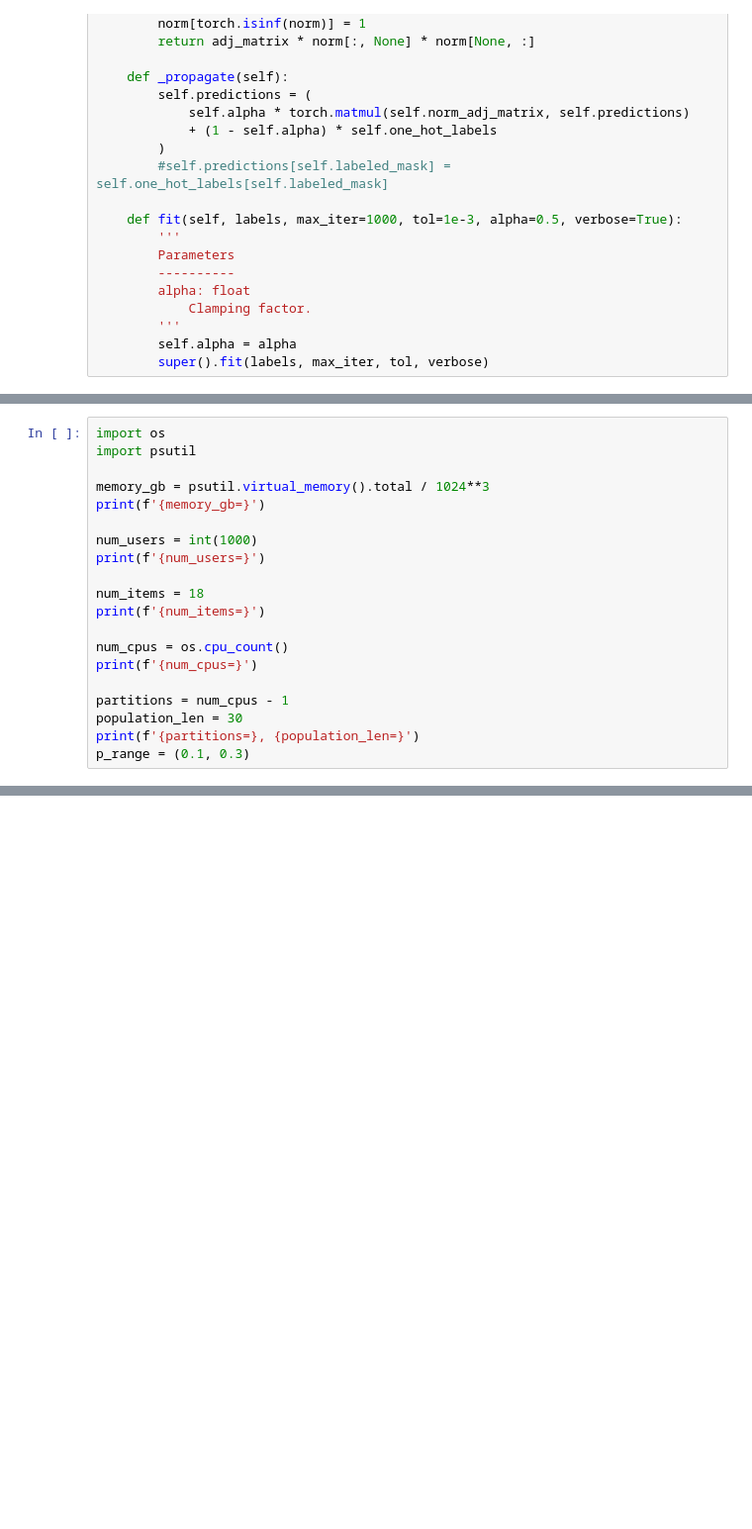
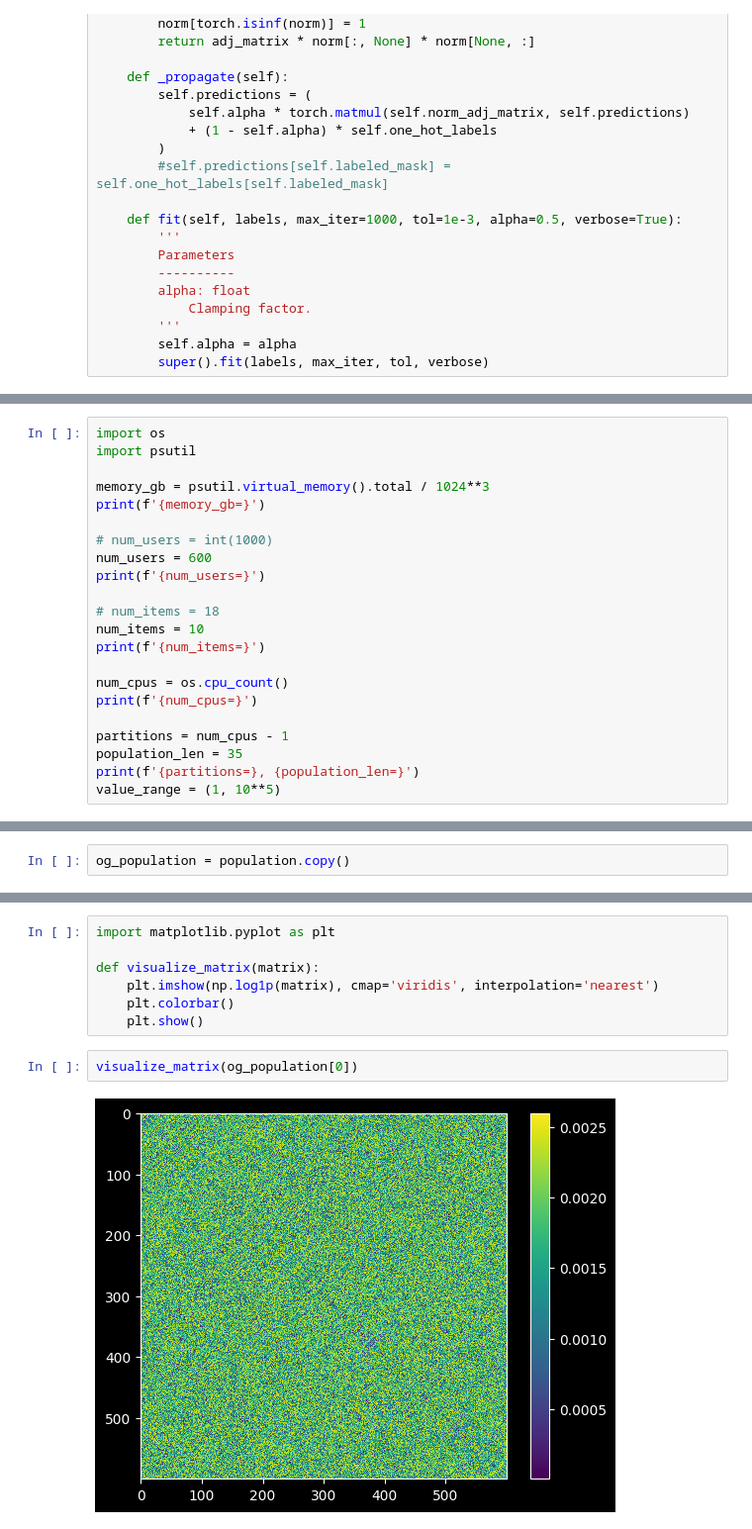
Before and after one commit to georgeVlc/thesis, a Jupyter notebook: loop.ipynb, the cells around one changed output, grey strips where cells are left out. Shown at 99% size. Drawn from its saved outputs; the diff is of its cells as text; blank space fills up the shorter version.

```diff
--- a/loop.ipynb
+++ b/loop.ipynb
@@ -316,17 +288,19 @@ import psutil
 memory_gb = psutil.virtual_memory().total / 1024**3
 print(f'{memory_gb=}')
 
-num_users = int(1000)
+# num_users = int(1000)
+num_users = 600
 print(f'{num_users=}')
 
-num_items = 18
+# num_items = 18
+num_items = 10
 print(f'{num_items=}')
 
 num_cpus = os.cpu_count()
 print(f'{num_cpus=}')
 
 partitions = num_cpus - 1
-population_len = 30
+population_len = 35
 print(f'{partitions=}, {population_len=}')
-p_range = (0.1, 0.3)
+value_range = (1, 10**5)
 # %% [output]
@@ -369 +360,3 @@ np.count_nonzero(original_data) / original_data.size * 100
+# %%
+og_population = population.copy()
 # %%
@@ -420,0 +442,11 @@ for i in range(epochs):
+# %%
+import matplotlib.pyplot as plt
+
+def visualize_matrix(matrix):
+    plt.imshow(np.log1p(matrix), cmap='viridis', interpolation='nearest')
+    plt.colorbar()
+    plt.show()
+# %%
+visualize_matrix(og_population[0])
+# %% [output]
+[figure, added]
```
Also changed, not shown: parts of 17 cells of this notebook, 5 other files.
